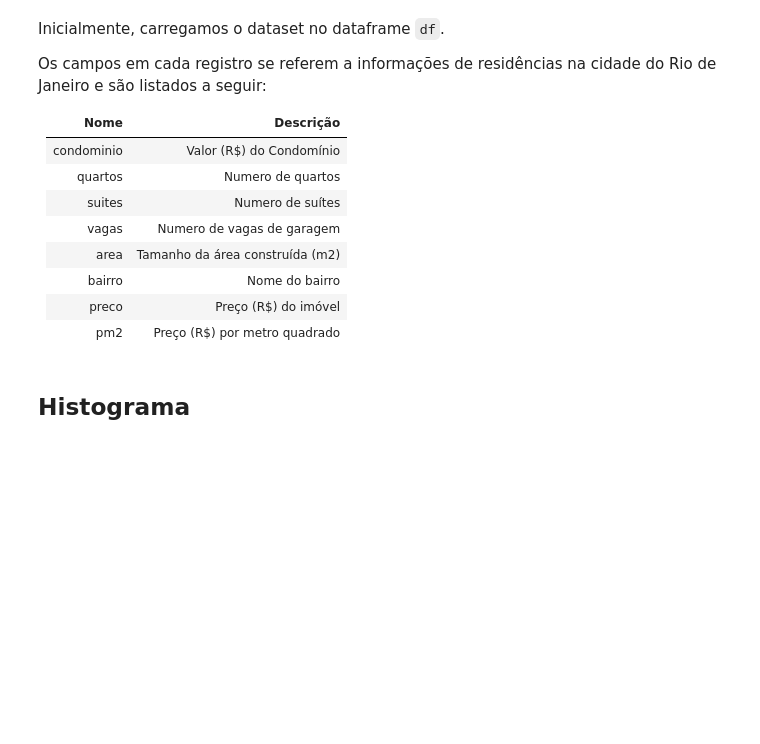
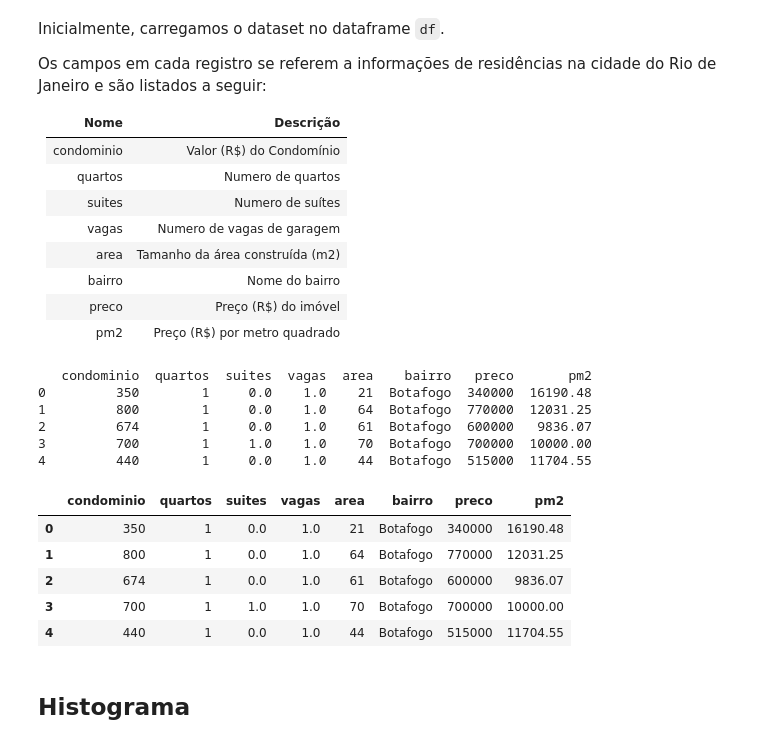
Before and after one commit to APL-Data-Intelligence/AcelerAI, a Jupyter notebook: Curso_NEED/Modulo_3/3_4_2_Visualizacao_Pandas.ipynb, the cells around one changed output. Drawn from its saved outputs; the diff is of its cells as text; code cells hidden in the pictures; blank space fills up the shorter version.

```diff
--- a/Curso_NEED/Modulo_3/3_4_2_Visualizacao_Pandas.ipynb
+++ b/Curso_NEED/Modulo_3/3_4_2_Visualizacao_Pandas.ipynb
@@ -84,8 +84,22 @@ Os campos em cada registro se referem a informações de residências na cidade
 | preco       | Preço (R\$) do imóvel              |
 | pm2         | Preço (R\$) por metro quadrado     |
 # %%
-df = pd.read_csv("../datasets/dados.csv")
+df = pd.read_csv("https://raw.githubusercontent.com/APL-Data-Intelligence/AcelerAI/main/Curso_NEED/datasets/dados.csv")
+print(df.head())
 df.head()
+# %% [output]
+   condominio  quartos  suites  vagas  area    bairro   preco       pm2
+0         350        1     0.0    1.0    21  Botafogo  340000  16190.48
+1         800        1     0.0    1.0    64  Botafogo  770000  12031.25
+2         674        1     0.0    1.0    61  Botafogo  600000   9836.07
+3         700        1     1.0    1.0    70  Botafogo  700000  10000.00
+4         440        1     0.0    1.0    44  Botafogo  515000  11704.55
+|  | condominio | quartos | suites | vagas | area | bairro | preco | pm2 |
+| 0 | 350 | 1 | 0.0 | 1.0 | 21 | Botafogo | 340000 | 16190.48 |
+| 1 | 800 | 1 | 0.0 | 1.0 | 64 | Botafogo | 770000 | 12031.25 |
+| 2 | 674 | 1 | 0.0 | 1.0 | 61 | Botafogo | 600000 | 9836.07 |
+| 3 | 700 | 1 | 1.0 | 1.0 | 70 | Botafogo | 700000 | 10000.00 |
+| 4 | 440 | 1 | 0.0 | 1.0 | 44 | Botafogo | 515000 | 11704.55 |
 # %% [markdown]
 ## Histograma
 # %% [markdown]
```
Also changed, not shown: parts of 6 cells of this notebook.
